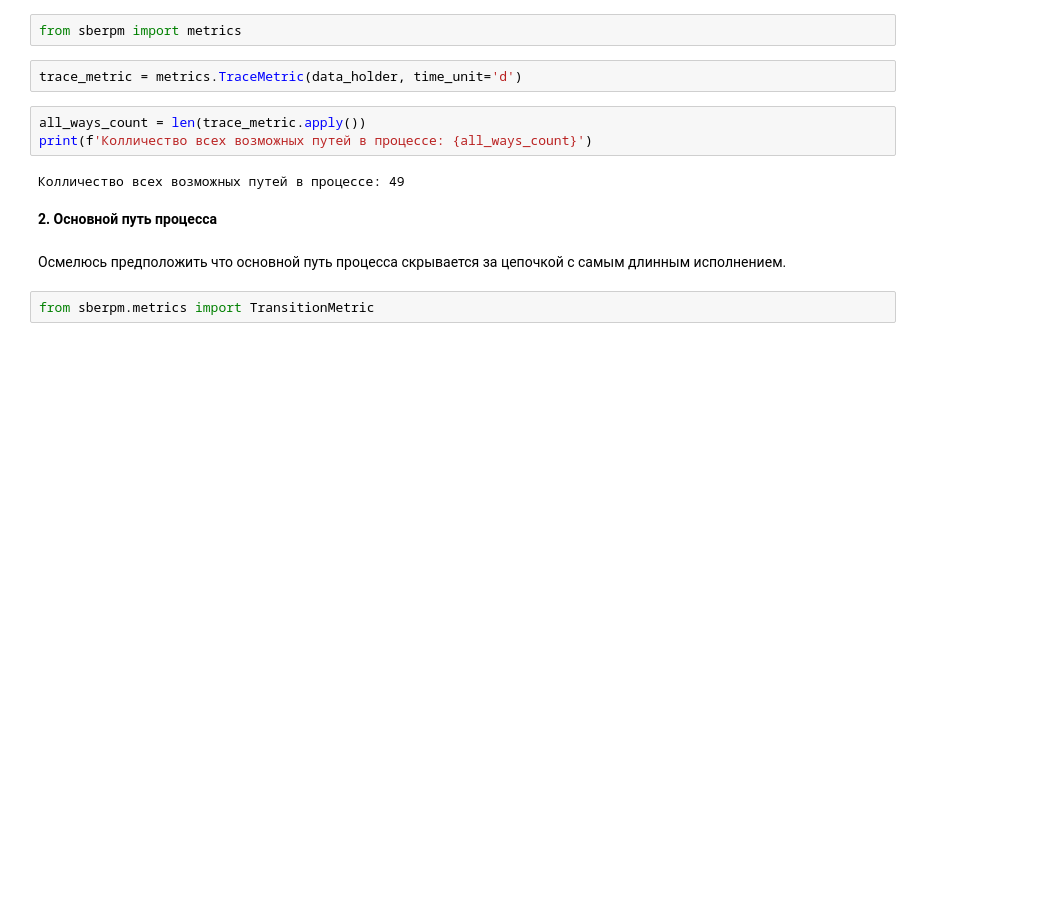
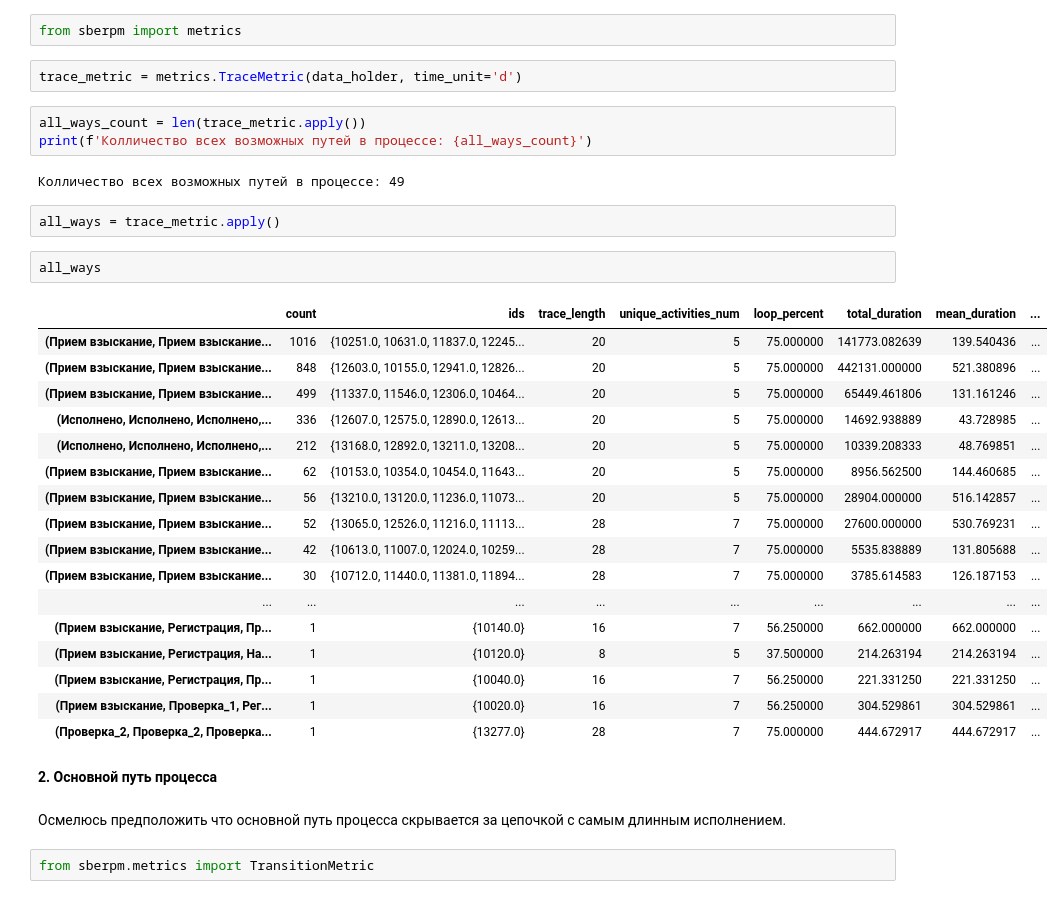
Before and after one commit to dmymrin1995/vscodetest, a Jupyter notebook: MymrinTest.ipynb, the cells around one changed output. Drawn from its saved outputs; the diff is of its cells as text; blank space fills up the shorter version.

```diff
--- a/MymrinTest.ipynb
+++ b/MymrinTest.ipynb
@@ -112,6 +97,28 @@ all_ways_count = len(trace_metric.apply())
 print(f'Колличество всех возможных путей в процессе: {all_ways_count}')
 # %% [output]
 Колличество всех возможных путей в процессе: 49
+# %%
+all_ways = trace_metric.apply()
+# %%
+all_ways
+# %% [output]
+|  | count | ids | trace_length | unique_activities_num | loop_percent | total_duration | mean_duration | ... |
+| (Прием взыскание, Прием взыскание... | 1016 | {10251.0, 10631.0, 11837.0, 12245... | 20 | 5 | 75.000000 | 141773.082639 | 139.540436 | ... |
+| (Прием взыскание, Прием взыскание... | 848 | {12603.0, 10155.0, 12941.0, 12826... | 20 | 5 | 75.000000 | 442131.000000 | 521.380896 | ... |
+| (Прием взыскание, Прием взыскание... | 499 | {11337.0, 11546.0, 12306.0, 10464... | 20 | 5 | 75.000000 | 65449.461806 | 131.161246 | ... |
+| (Исполнено, Исполнено, Исполнено,... | 336 | {12607.0, 12575.0, 12890.0, 12613... | 20 | 5 | 75.000000 | 14692.938889 | 43.728985 | ... |
+| (Исполнeно, Исполнeно, Исполнeно,... | 212 | {13168.0, 12892.0, 13211.0, 13208... | 20 | 5 | 75.000000 | 10339.208333 | 48.769851 | ... |
+| (Прием взыскание, Прием взыскание... | 62 | {10153.0, 10354.0, 10454.0, 11643... | 20 | 5 | 75.000000 | 8956.562500 | 144.460685 | ... |
+| (Прием взыскание, Прием взыскание... | 56 | {13210.0, 13120.0, 11236.0, 11073... | 20 | 5 | 75.000000 | 28904.000000 | 516.142857 | ... |
+| (Прием взыскание, Прием взыскание... | 52 | {13065.0, 12526.0, 11216.0, 11113... | 28 | 7 | 75.000000 | 27600.000000 | 530.769231 | ... |
+| (Прием взыскание, Прием взыскание... | 42 | {10613.0, 11007.0, 12024.0, 10259... | 28 | 7 | 75.000000 | 5535.838889 | 131.805688 | ... |
+| (Прием взыскание, Прием взыскание... | 30 | {10712.0, 11440.0, 11381.0, 11894... | 28 | 7 | 75.000000 | 3785.614583 | 126.187153 | ... |
+| ... | ... | ... | ... | ... | ... | ... | ... | ... |
+| (Прием взыскание, Регистрация, Пр... | 1 | {10140.0} | 16 | 7 | 56.250000 | 662.000000 | 662.000000 | ... |
+| (Прием взыскание, Регистрация, На... | 1 | {10120.0} | 8 | 5 | 37.500000 | 214.263194 | 214.263194 | ... |
+| (Прием взыскание, Регистрация, Пр... | 1 | {10040.0} | 16 | 7 | 56.250000 | 221.331250 | 221.331250 | ... |
+| (Прием взыскание, Проверка_1, Рег... | 1 | {10020.0} | 16 | 7 | 56.250000 | 304.529861 | 304.529861 | ... |
+| (Проверка_2, Проверка_2, Проверка... | 1 | {13277.0} | 28 | 7 | 75.000000 | 444.672917 | 444.672917 | ... |
 # %% [markdown]
 **2. Основной путь процесса**
 # %% [markdown]
```
Also changed, not shown: parts of 5 cells of this notebook.
